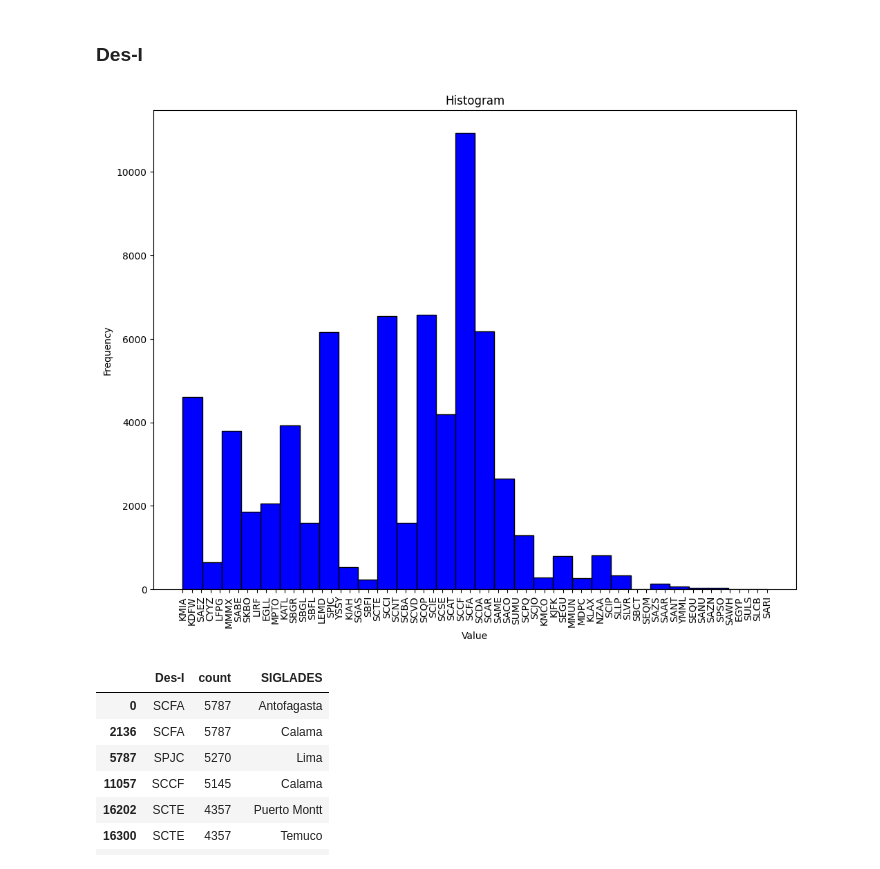
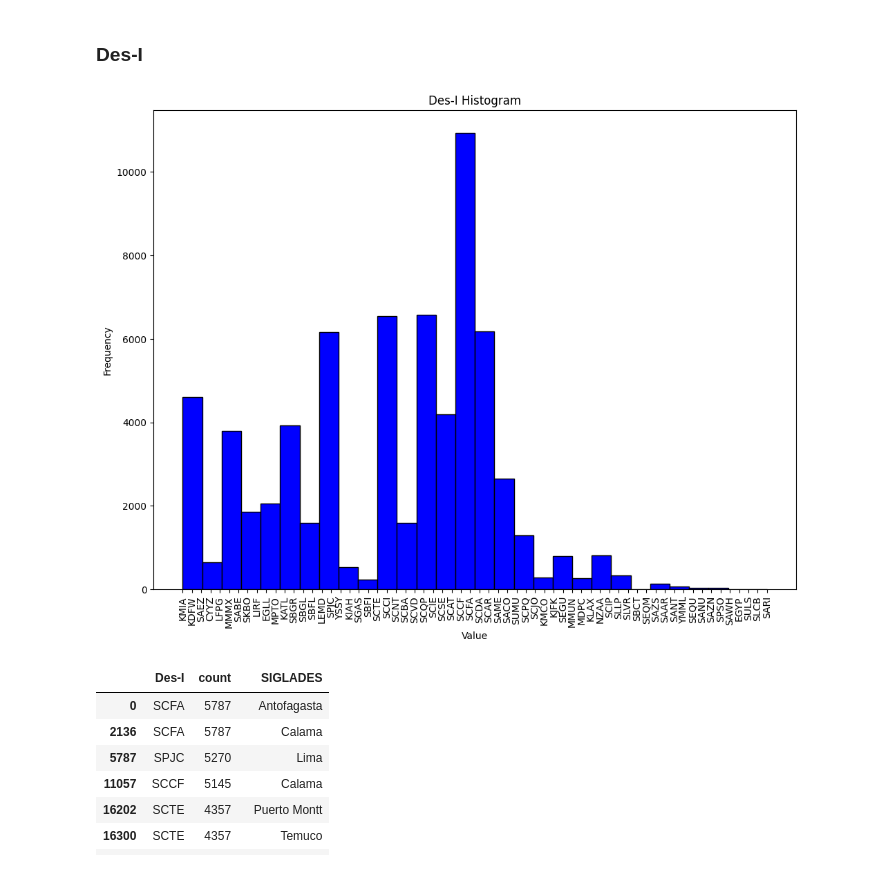
Before and after one commit to josecantog/latam_challenge, a Jupyter notebook: solution.ipynb, the cells around one changed output. Drawn from its saved outputs; the diff is of its cells as text; code cells hidden in the pictures.

```diff
--- a/solution.ipynb
+++ b/solution.ipynb
@@ -43,13 +43,13 @@ Todos los vuelos salen de Santiago, Chile
 # %%
 plt.figure(figsize=(12, 9))
 plt.hist(df['Des-I'], bins=30, color='blue', edgecolor='black')
 plt.xlabel('Value')
 plt.ylabel('Frequency')
-plt.title('Histogram')
+plt.title('Des-I Histogram')
 plt.xticks(rotation=90)
 plt.show()
 # %% [output]
-[figure, old version]
+[figure, new version]
 # %%
 top_10_destinations = df.value_counts('Des-I').reset_index().sort_values('count', ascending=False).head(10)
 top_10_destinations.merge(df[['Des-I','SIGLADES']]).drop_duplicates()
```
Also changed, not shown: parts of 58 cells of this notebook, 3 other files.
